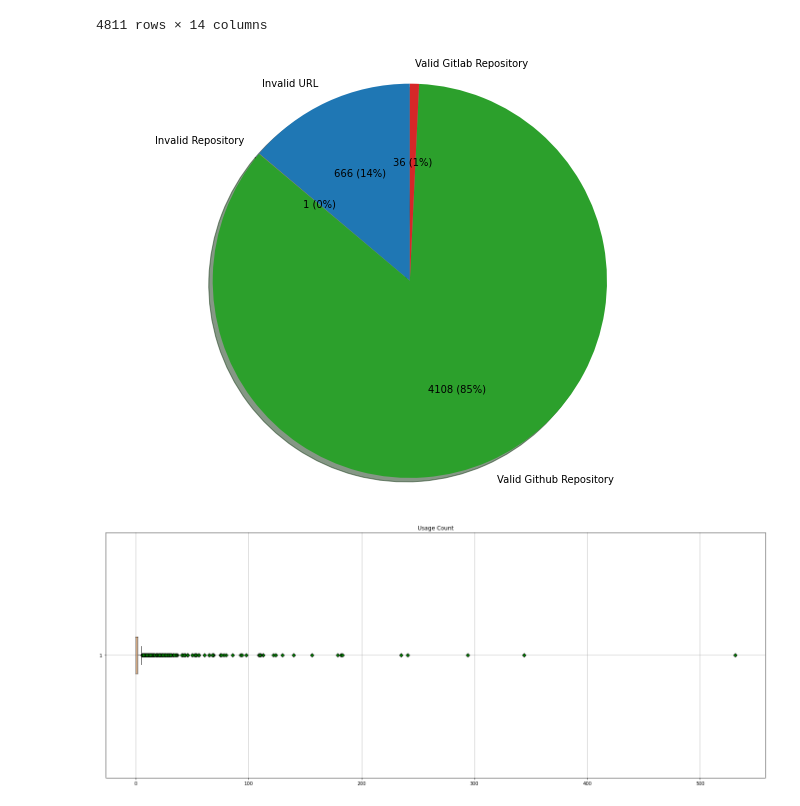
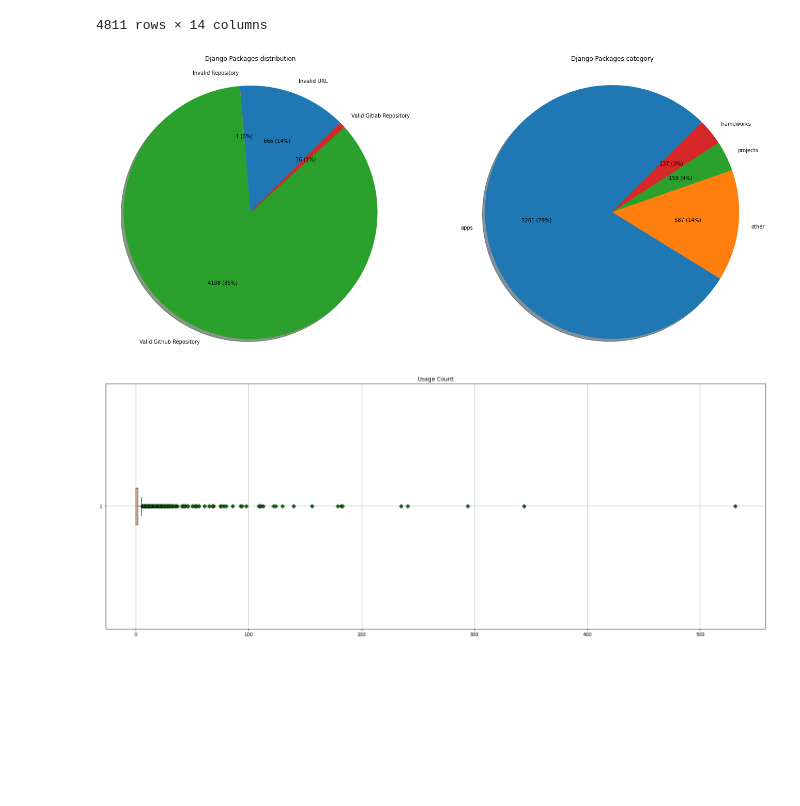
Before and after one commit to rafaatsouza/django-packages-miner, a Jupyter notebook: src/django-packages.ipynb, the cells around one changed output. Cells and saved outputs as stored; diff of their text form; code cells hidden in the pictures; blank space fills up the shorter version.

Commit message:
Adds pie chart for django packages categories

```diff
--- a/src/django-packages.ipynb
+++ b/src/django-packages.ipynb
@@ -4,8 +4,12 @@ import pandas as pd
 
 df = pd.read_csv('django-packages.csv', sep=';')
 
-df = df[df['repo_id'] != 'vinta/awesome-python'] # Curated list of python frameworks, libs, etc.
-df = df[df['repo_id'] != 'django/django'] # Django framework
+removed_packages = [
+    'vinta/awesome-python', # Curated list of python frameworks, libs, etc.
+    'django/django', # Django framework
+]
+
+df = df[~df['repo_id'].isin(removed_packages)]
 
 df.sort_values(by=['dp_usage_count'], ascending=False)
 # %% [output]
@@ -29,33 +33,43 @@ valid_repo = df[(df['has_valid_repo_url']) & (df['has_valid_repo'])]
 valid_github_repo = valid_repo[valid_repo['platform'] == 'github']
 valid_gitlab_repo = valid_repo[valid_repo['platform'] == 'gitlab']
 
-labels = 'Invalid URL', 'Invalid Repository', 'Valid Github Repository', 'Valid Gitlab Repository'
-
-sizes = [
-    len(invalid_repo_url),
-    len(invalid_repo),
-    len(valid_github_repo),
-    len(valid_gitlab_repo),
-]
-
-def get_pie_label(p):
-    absolute = '{:.0f}'.format(p * len(df) / 100)
+def get_pie_label(p, total):
+    absolute = '{:.0f}'.format(p * total / 100)
     percentage = '{0:.0%}'.format(p/100.0)
 
     return '{} ({})'.format(absolute, percentage)
-
-fig, ax = plt.subplots(figsize=(11, 8))
-fig.set_facecolor('white')
-
-ax.pie(sizes, labels=labels, autopct=lambda p: get_pie_label(p),
-        shadow=True, startangle=90)
-
-ax.axis('equal')  # Equal aspect ratio ensures that pie is drawn as a circle.
-
-plt.grid()
-plt.show()
-# %% [output]
-[figure, removed]
+# %%
+labels = 'Invalid URL', 'Invalid Repository', 'Valid Github Repository', 'Valid Gitlab Repository'
+
+sizes = [
+    len(invalid_repo_url),
+    len(invalid_repo),
+    len(valid_github_repo),
+    len(valid_gitlab_repo),
+]
+
+fig, (ax1, ax2) = plt.subplots(1, 2, figsize=(23, 10))
+fig.set_facecolor('white')
+
+ax1.pie(sizes, labels=labels, autopct=lambda p: get_pie_label(p, len(df)),shadow=True, startangle=45)
+ax1.set_title('Django Packages distribution\n')
+ax1.axis('equal')
+
+labels = 'apps', 'other', 'projects', 'frameworks'
+sizes = [
+    len(valid_repo[valid_repo['dp_category'] == labels[0]]),
+    len(valid_repo[valid_repo['dp_category'] == labels[1]]),
+    len(valid_repo[valid_repo['dp_category'] == labels[2]]),
+    len(valid_repo[valid_repo['dp_category'] == labels[3]]),
+]
+
+ax2.pie(sizes, labels=labels, autopct=lambda p: get_pie_label(p, len(valid_repo)), shadow=True, startangle=45)
+ax2.axis('equal')
+ax2.set_title('Django Packages category\n')
+
+plt.show()
+# %% [output]
+[figure, added]
 # %%
 valid_repo = valid_repo[valid_repo['repo_last_modified'] >= '2020-01-01T00:00:00:000']
 
```
